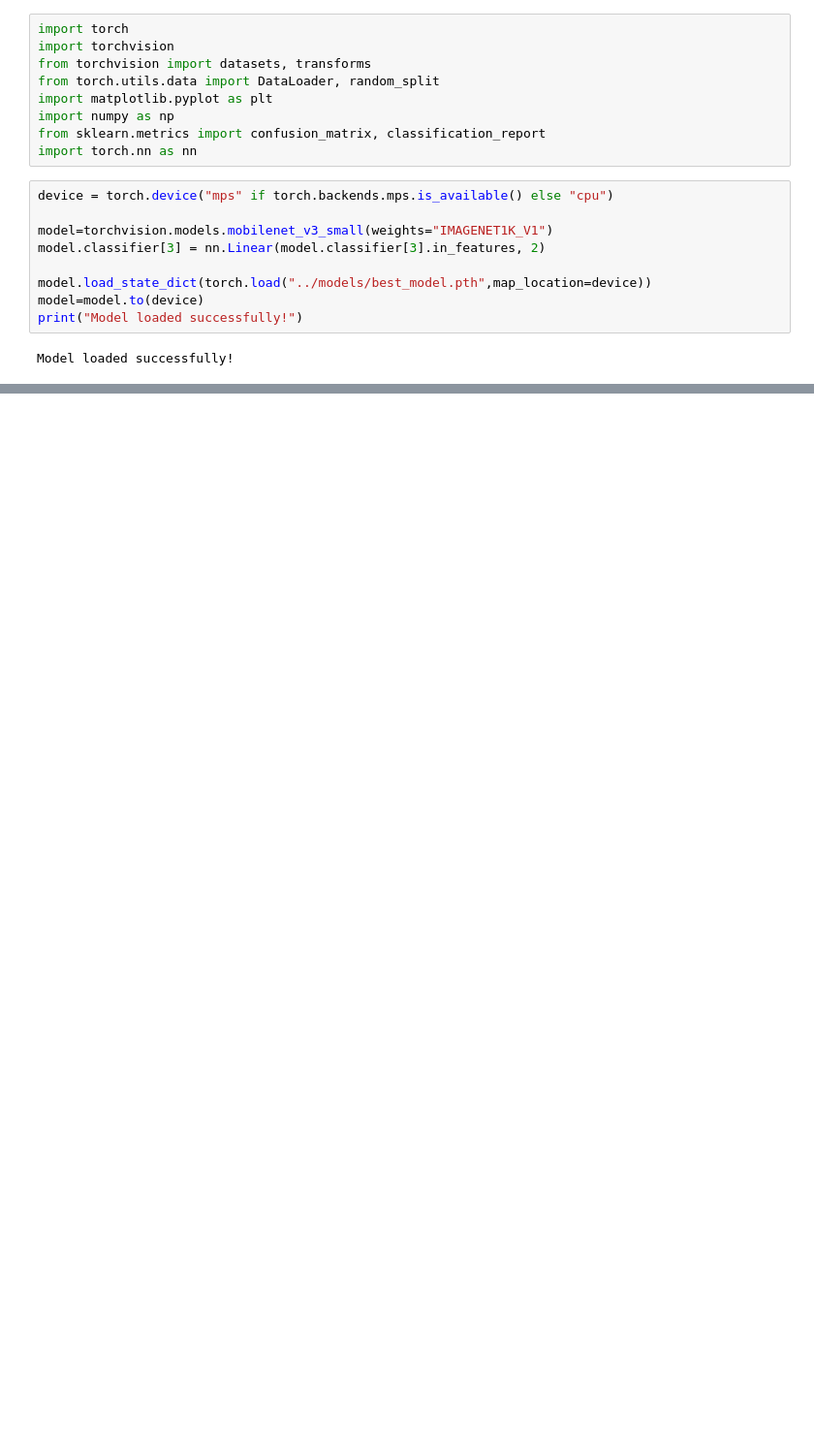
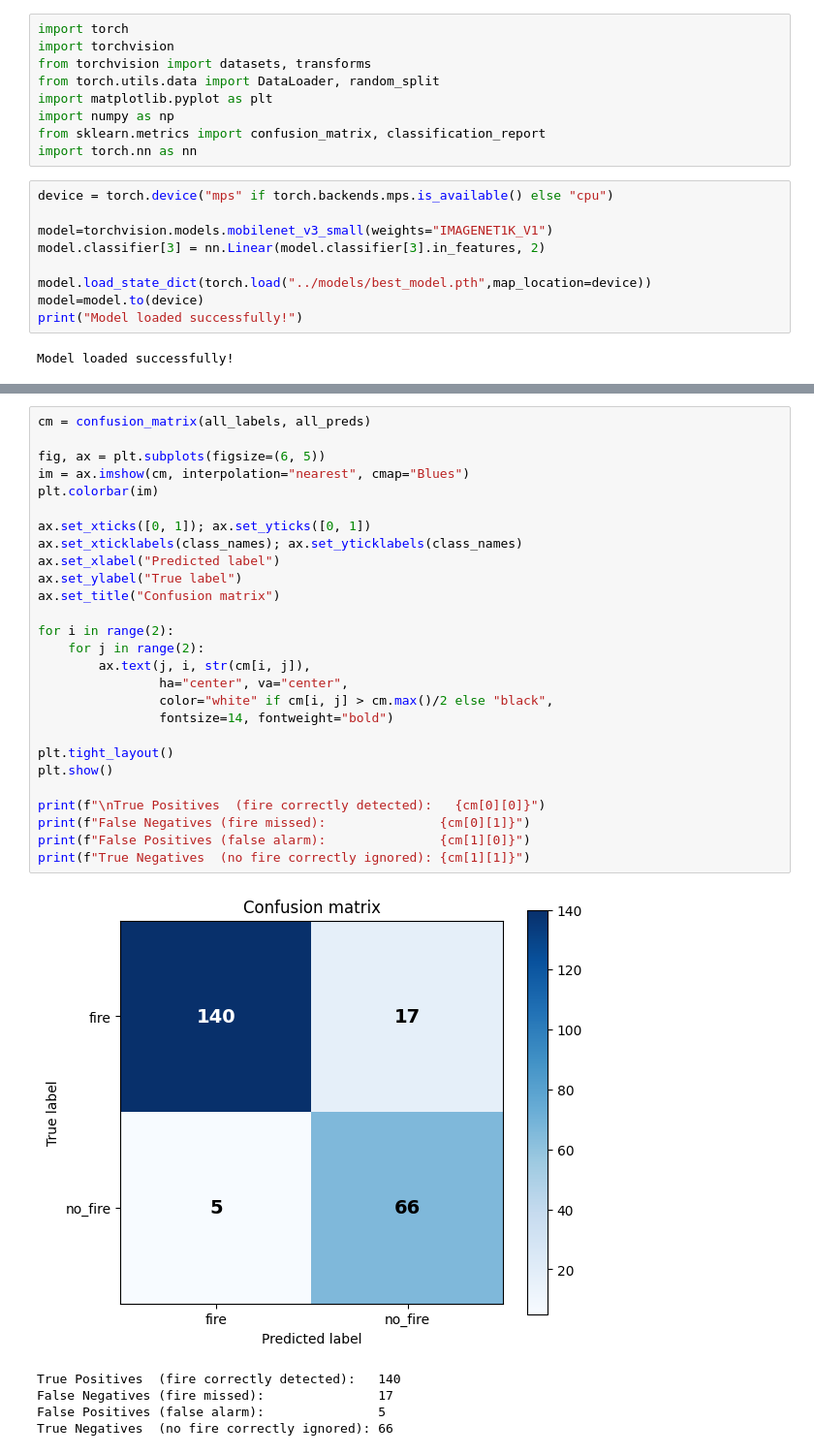
Before and after one commit to keshav2603/fire-detection, a Jupyter notebook: notebooks/03_evaluate.ipynb, the cells around one changed output, grey strips where cells are left out. Shown at 97% size. Cells and saved outputs as stored; diff of their text form; blank space fills up the shorter version.

```diff
--- a/notebooks/03_evaluate.ipynb
+++ b/notebooks/03_evaluate.ipynb
@@ -87,0 +88,33 @@ weighted avg       1.00      0.99      1.00       200
+# %%
+cm = confusion_matrix(all_labels, all_preds)
+
+fig, ax = plt.subplots(figsize=(6, 5))
+im = ax.imshow(cm, interpolation="nearest", cmap="Blues")
+plt.colorbar(im)
+
+ax.set_xticks([0, 1]); ax.set_yticks([0, 1])
+ax.set_xticklabels(class_names); ax.set_yticklabels(class_names)
+ax.set_xlabel("Predicted label")
+ax.set_ylabel("True label")
+ax.set_title("Confusion matrix")
+
+for i in range(2):
+    for j in range(2):
+        ax.text(j, i, str(cm[i, j]),
+                ha="center", va="center",
+                color="white" if cm[i, j] > cm.max()/2 else "black",
+                fontsize=14, fontweight="bold")
+
+plt.tight_layout()
+plt.show()
+
+print(f"\nTrue Positives  (fire correctly detected):   {cm[0][0]}")
+print(f"False Negatives (fire missed):               {cm[0][1]}")
+print(f"False Positives (false alarm):               {cm[1][0]}")
+print(f"True Negatives  (no fire correctly ignored): {cm[1][1]}")
+# %% [output]
+[figure, added]
+True Positives  (fire correctly detected):   140
+False Negatives (fire missed):               17
+False Positives (false alarm):               5
+True Negatives  (no fire correctly ignored): 66
```
Also changed, not shown: parts of 5 cells of this notebook, 3 other files.
